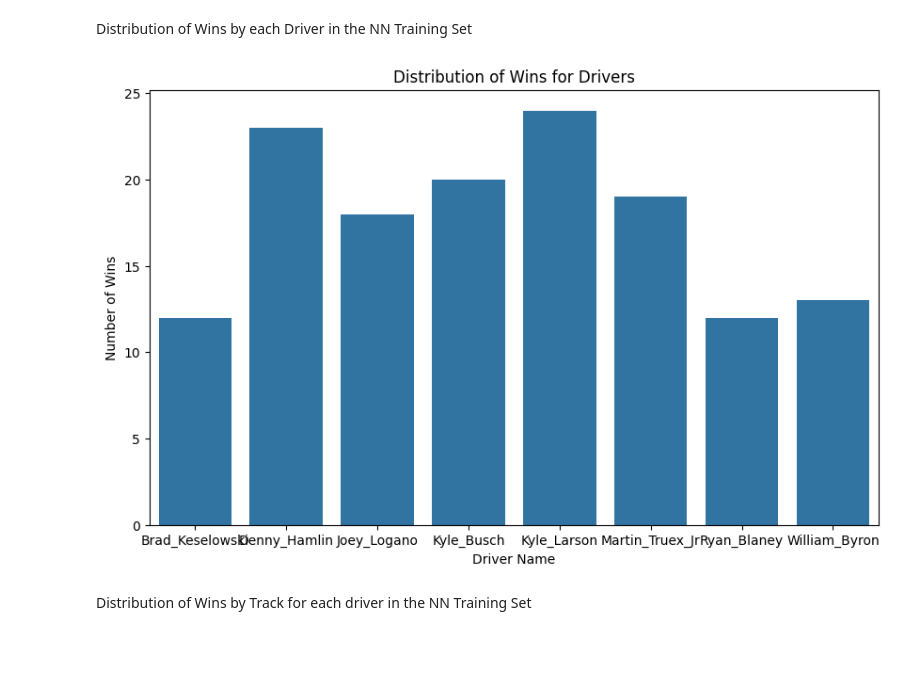
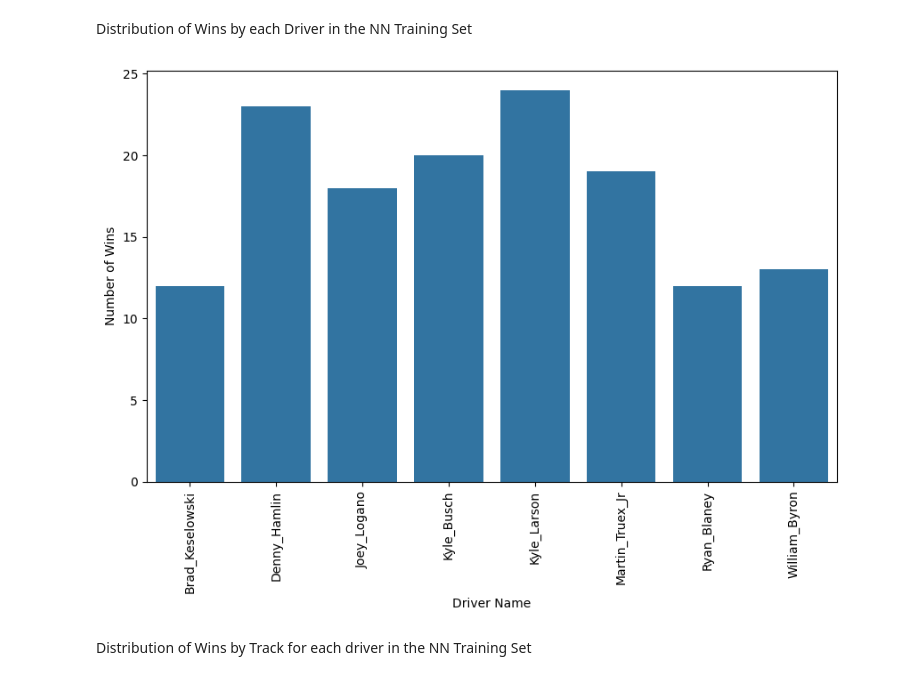
Before and after one commit to ermunroe/DS480Project, a Jupyter notebook: descriptiveVis.ipynb, the cells around one changed output. Drawn from its saved outputs; the diff is of its cells as text; code cells hidden in the pictures; blank space fills up the shorter version.

```diff
--- a/descriptiveVis.ipynb
+++ b/descriptiveVis.ipynb
@@ -80,15 +80,16 @@ Distribution of Wins by each Driver in the NN Training Set
 # %%
 wins_by_driver = df2[df2['finish_position'] == 1].groupby('driver_id').size().reset_index(name='wins')
 
 # Plot the data
 plt.figure(figsize=(10, 6))
 sns.barplot(x='driver_id', y='wins', data=wins_by_driver)
-plt.title('Distribution of Wins for Drivers')
 plt.xlabel('Driver Name')
 plt.ylabel('Number of Wins')
+plt.xticks(rotation=90)
+plt.savefig('wins_by_driverSample.png')
 plt.show()
 # %% [output]
-[figure, old version]
+[figure, new version]
 # %% [markdown]
 Distribution of Wins by Track for each driver in the NN Training Set
 # %%
```
Also changed, not shown: parts of 5 cells of this notebook, 6 other files.
